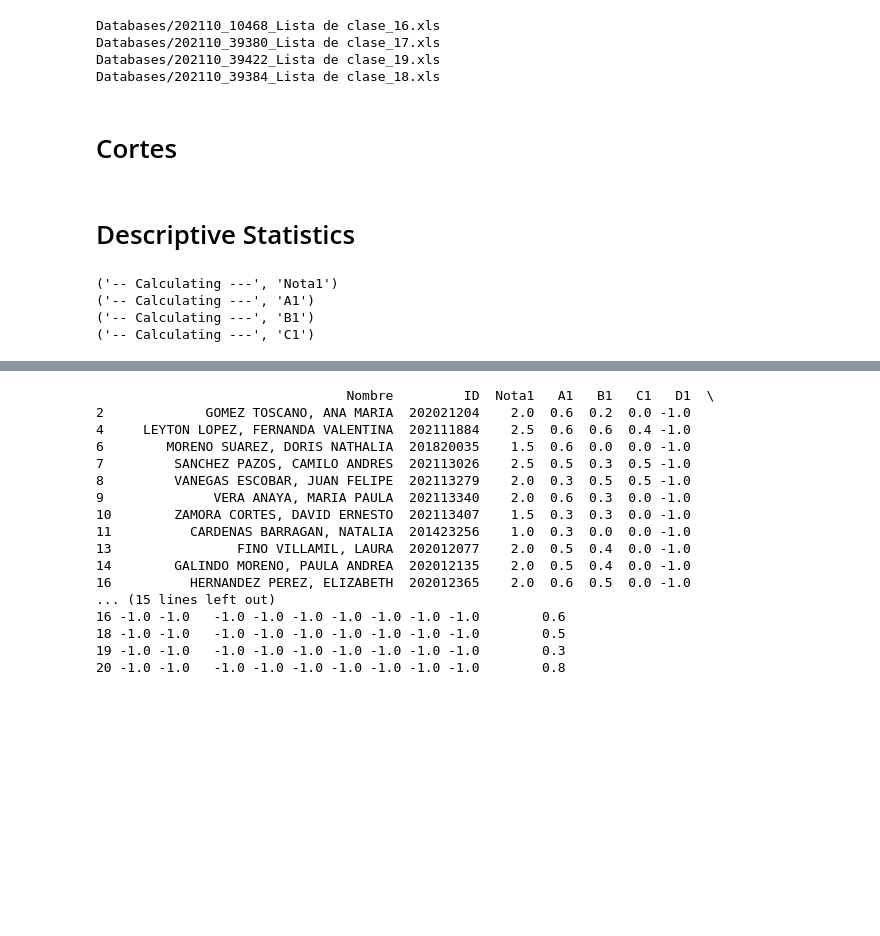
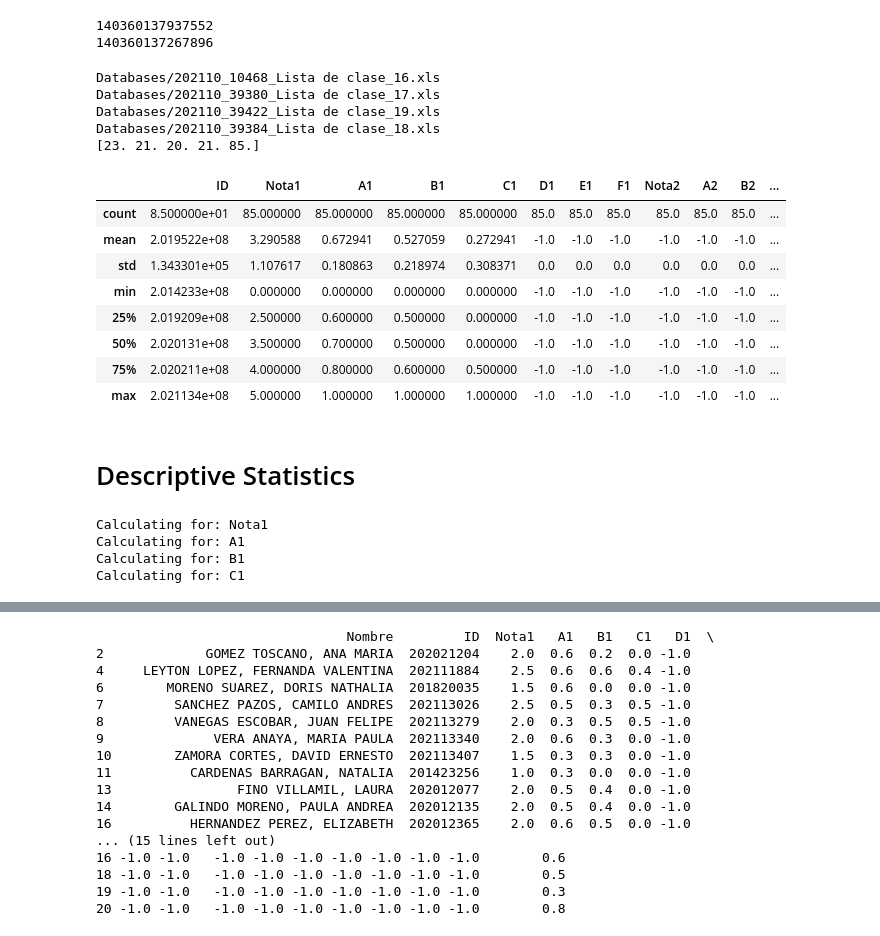
Before and after one commit to asegura4488/RutaControl2021, a Jupyter notebook: Analysis_Fisica1.ipynb, the cells around one changed output, grey strips where cells are left out. Drawn from its saved outputs; the diff is of its cells as text; code cells hidden in the pictures; blank space fills up the shorter version.

```diff
--- a/Analysis_Fisica1.ipynb
+++ b/Analysis_Fisica1.ipynb
@@ -33,15 +41,12 @@ def OneDataFrame():
 # %%
 # each element in DFrameArray is a dataframe for each section
 
-# dft contains all the information of the group
-dft = OneDataFrame()
+# The index 4 contains all the information
+DFrameArray.append(OneDataFrame())
+DFrameArrayCuts = DFrameArray[:] #  Do slicing properly
+
+print(id(DFrameArray))
+print(id(DFrameArrayCuts))
+# %% [output]
+140360137937552
+140360137267896
-# %%
-for i in range(len(FileNames)):
-    print(FileNames[i])
-# %% [output]
-Databases/202110_10468_Lista de clase_16.xls
-Databases/202110_39380_Lista de clase_17.xls
-Databases/202110_39422_Lista de clase_19.xls
-Databases/202110_39384_Lista de clase_18.xls
-# %% [markdown]
-# Cortes
@@ -53,3 +53,30 @@ dft = dft[dft['Nota1'] < 3.0]
+# %%
+Entries = np.array([])
+
+for i in range(len(FileNames)+1):
+    Entries = np.append(Entries, DFrameArray[i]['ID'].count())
+    if i != 4:
+        print(FileNames[i])
+# Total entries in each group
+print(Entries)
+# %% [output]
+Databases/202110_10468_Lista de clase_16.xls
+Databases/202110_39380_Lista de clase_17.xls
+Databases/202110_39422_Lista de clase_19.xls
+Databases/202110_39384_Lista de clase_18.xls
+[23. 21. 20. 21. 85.]
+# %%
+DFrameArray[4].describe()
+# %% [output]
+|  | ID | Nota1 | A1 | B1 | C1 | D1 | E1 | F1 | Nota2 | A2 | B2 | ... |
+| count | 8.500000e+01 | 85.000000 | 85.000000 | 85.000000 | 85.000000 | 85.0 | 85.0 | 85.0 | 85.0 | 85.0 | 85.0 | ... |
+| mean | 2.019522e+08 | 3.290588 | 0.672941 | 0.527059 | 0.272941 | -1.0 | -1.0 | -1.0 | -1.0 | -1.0 | -1.0 | ... |
+| std | 1.343301e+05 | 1.107617 | 0.180863 | 0.218974 | 0.308371 | 0.0 | 0.0 | 0.0 | 0.0 | 0.0 | 0.0 | ... |
+| min | 2.014233e+08 | 0.000000 | 0.000000 | 0.000000 | 0.000000 | -1.0 | -1.0 | -1.0 | -1.0 | -1.0 | -1.0 | ... |
+| 25% | 2.019209e+08 | 2.500000 | 0.600000 | 0.500000 | 0.000000 | -1.0 | -1.0 | -1.0 | -1.0 | -1.0 | -1.0 | ... |
+| 50% | 2.020131e+08 | 3.500000 | 0.700000 | 0.500000 | 0.000000 | -1.0 | -1.0 | -1.0 | -1.0 | -1.0 | -1.0 | ... |
+| 75% | 2.020211e+08 | 4.000000 | 0.800000 | 0.600000 | 0.500000 | -1.0 | -1.0 | -1.0 | -1.0 | -1.0 | -1.0 | ... |
+| max | 2.021134e+08 | 5.000000 | 1.000000 | 1.000000 | 1.000000 | -1.0 | -1.0 | -1.0 | -1.0 | -1.0 | -1.0 | ... |
 # %% [markdown]
 # Descriptive Statistics
 # %%
@@ -66,25 +93,21 @@ for i in Names:  # Cathegories
 
         Name_ = i + str(j)
 
-        print('-- Calculating ---', Name_)
+        print('Calculating for: '+Name_)
 
         Mean = np.array([])
         Std = np.array([])
 
 
-        for k in range(len(FileNames)):
+        for k in range(len(FileNames)+1):
             Mean = np.append(Mean,np.average(DFrameArray[k][Name_]))
             Std = np.append(Std,np.std(DFrameArray[k][Name_]))
 
-        # llenando para todo el ensamble
-        Mean = np.append(Mean,np.average(dft[Name_]))
-        Std = np.append(Std,np.std(dft[Name_]))
-
         DictMean[Name_] = Mean
         DictStd[Name_] = Std
 # %% [output]
-('-- Calculating ---', 'Nota1')
-('-- Calculating ---', 'A1')
-('-- Calculating ---', 'B1')
-('-- Calculating ---', 'C1')
+Calculating for: Nota1
+Calculating for: A1
+Calculating for: B1
+Calculating for: C1
 # %%
```
Also changed, not shown: parts of 12 cells of this notebook.
